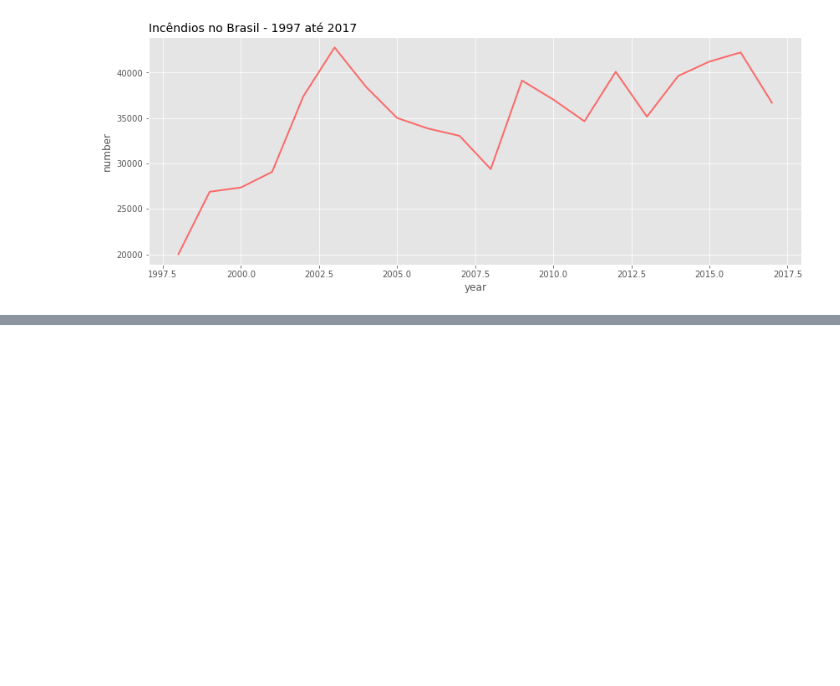
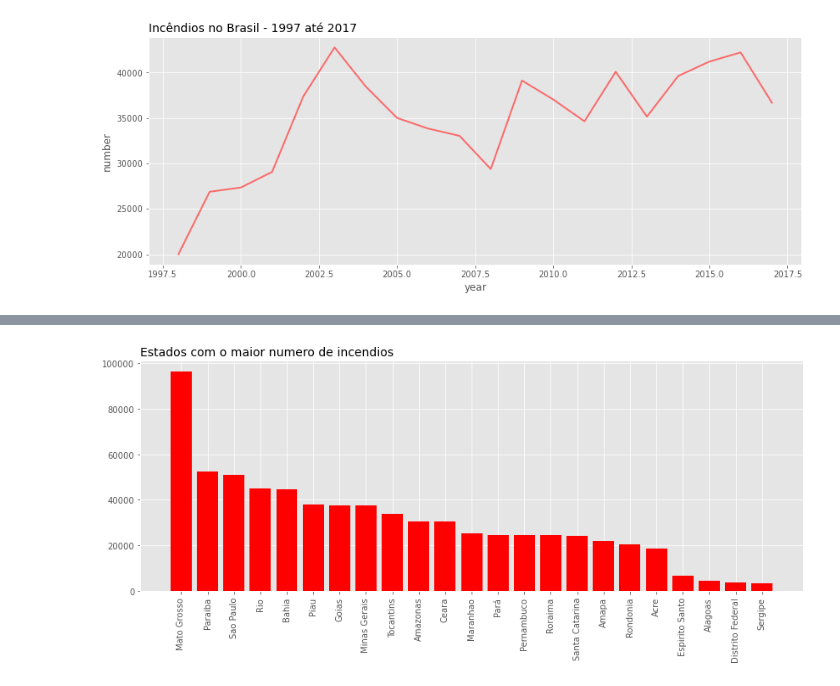
Before and after one commit to cyrogabrielcc/incendios_florestais, a Jupyter notebook: notebook.ipynb, the cells around one changed output, grey strips where cells are left out. Cells and saved outputs as stored; diff of their text form; code cells hidden in the pictures; blank space fills up the shorter version.

```diff
--- a/notebook.ipynb
+++ b/notebook.ipynb
@@ -59,0 +60,9 @@ sns.boxplot(data=por_mes_ano,
+# %%
+# número de incendios por estado
+plt.figure(figsize=(14,5))
+plt.title('Estados com o maior numero de incendios', loc='left', fontsize=14)
+a3 = df.groupby(by=['state']).sum().reset_index()[['state', 'number']].sort_values('number', ascending=False)
+plt.bar(a3.state, a3['number'], color='red')
+plt.xticks(rotation=90);
+# %% [output]
+[figure, added]
```
Also changed, not shown: parts of 1 cell of this notebook.
